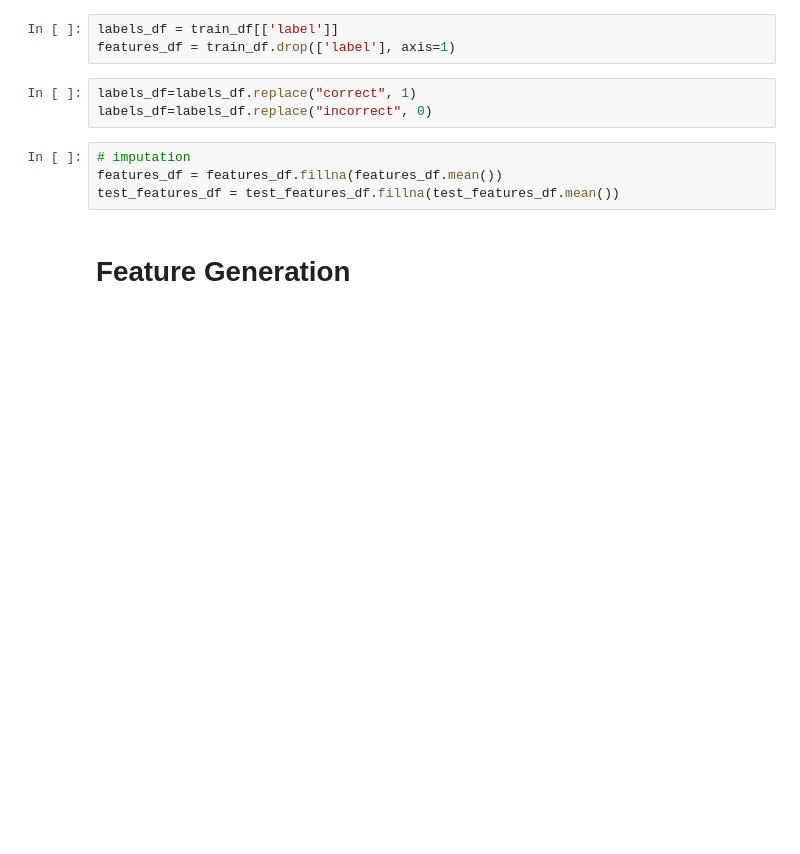
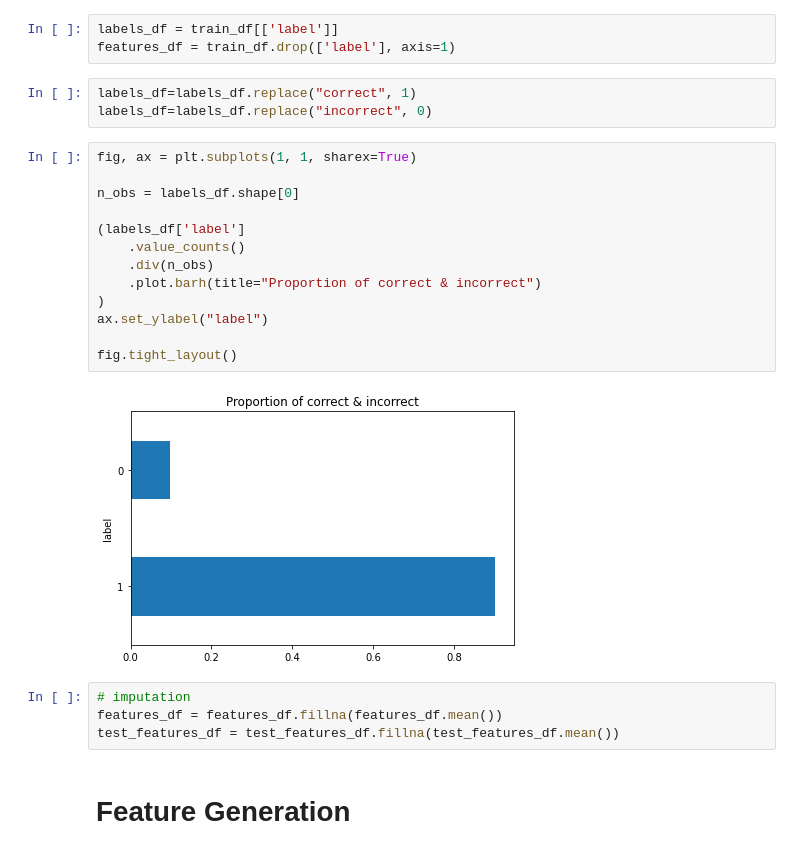
Before and after one commit to Rashmini/Ride-Fare-Classification, a Jupyter notebook: Preprocessing.ipynb, the cells around one changed output. Cells and saved outputs as stored; diff of their text form; blank space fills up the shorter version.

Commit message:
Added visualization of distribution of the target variable

```diff
--- a/Preprocessing.ipynb
+++ b/Preprocessing.ipynb
@@ -37,6 +37,21 @@ features_df = train_df.drop(['label'], axis=1)
 # %%
 labels_df=labels_df.replace("correct", 1)
 labels_df=labels_df.replace("incorrect", 0)
+# %%
+fig, ax = plt.subplots(1, 1, sharex=True)
+
+n_obs = labels_df.shape[0]
+
+(labels_df['label']
+    .value_counts()
+    .div(n_obs)
+    .plot.barh(title="Proportion of correct & incorrect")
+)
+ax.set_ylabel("label")
+
+fig.tight_layout()
+# %% [output]
+[figure, added]
 # %%
 # imputation
 features_df = features_df.fillna(features_df.mean())
```
